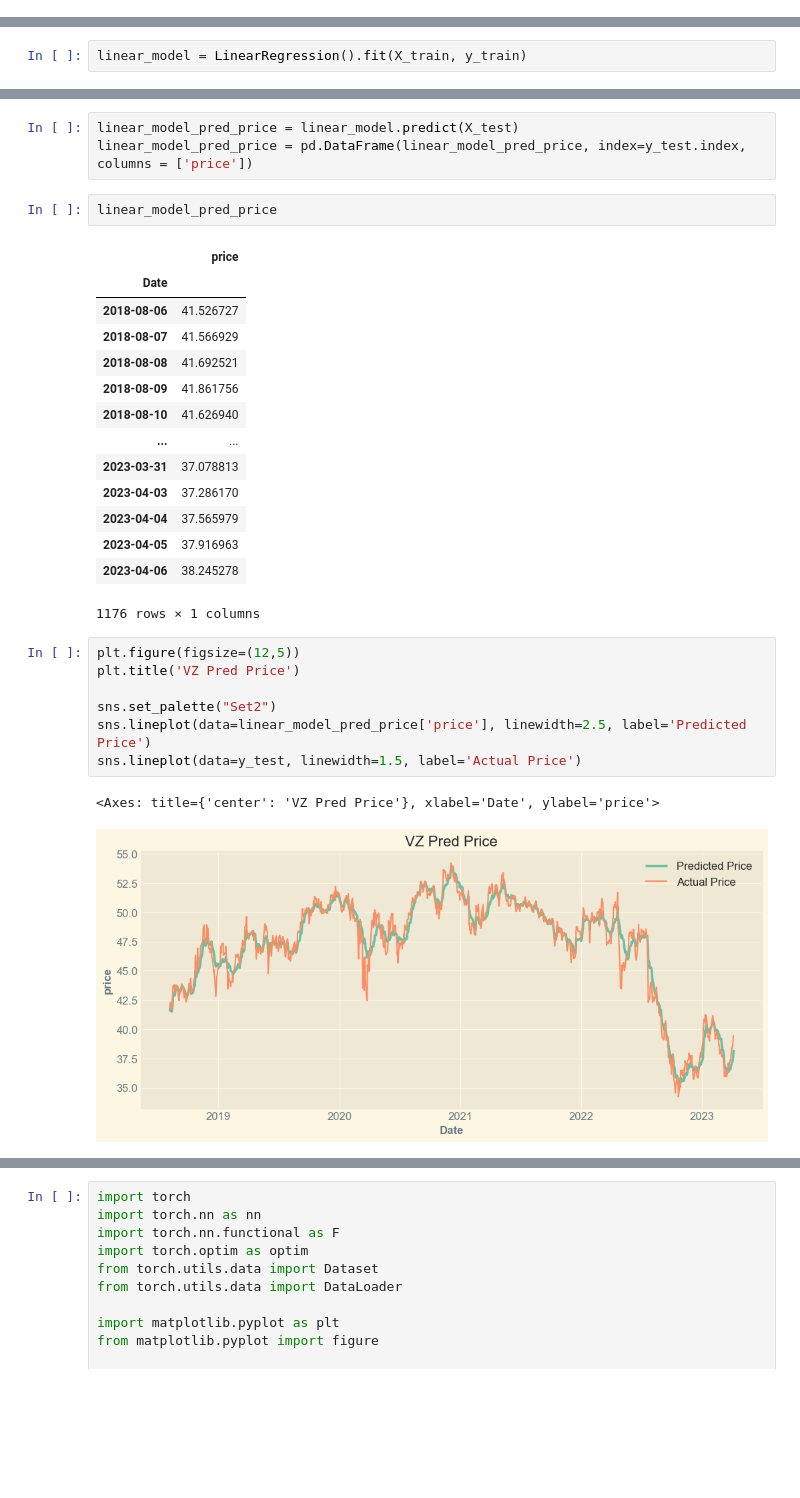
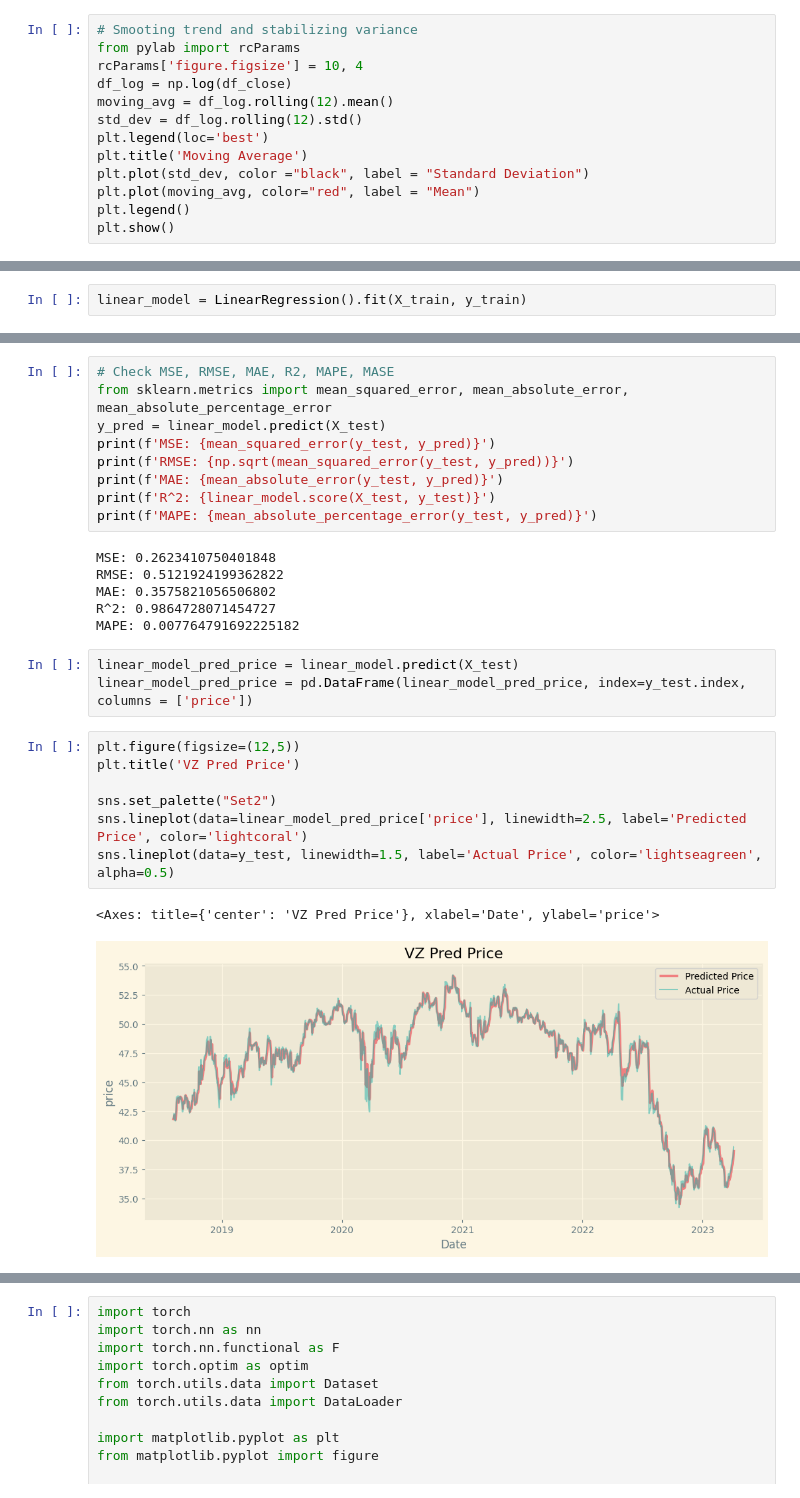
Before and after one commit to Folongton/Stock-Analysis, a Jupyter notebook: P1-Indicators-Chart-Analysis/P2-Modeling-Feature_Ingeneering.ipynb, the cells around one changed output, grey strips where cells are left out. Saved outputs shown, nothing was run; the diff lists cells and outputs as text; blank space fills up the shorter version.

Commit message:
ARIMA development data prep

```diff
--- a/P1-Indicators-Chart-Analysis/P2-Modeling-Feature_Ingeneering.ipynb
+++ b/P1-Indicators-Chart-Analysis/P2-Modeling-Feature_Ingeneering.ipynb
@@ -90,0 +177,13 @@ autocorrelation_plot(df['Close'])
+# %%
+# Smooting trend and stabilizing variance
+from pylab import rcParams
+rcParams['figure.figsize'] = 10, 4
+df_log = np.log(df_close)
+moving_avg = df_log.rolling(12).mean()
+std_dev = df_log.rolling(12).std()
+plt.legend(loc='best')
+plt.title('Moving Average')
+plt.plot(std_dev, color ="black", label = "Standard Deviation")
+plt.plot(moving_avg, color="red", label = "Mean")
+plt.legend()
+plt.show()
@@ -316,31 +433,29 @@ R^2: 0.9662891774310134
+# %%
+# Check MSE, RMSE, MAE, R2, MAPE, MASE
+from sklearn.metrics import mean_squared_error, mean_absolute_error, mean_absolute_percentage_error
+y_pred = linear_model.predict(X_test)
+print(f'MSE: {mean_squared_error(y_test, y_pred)}')
+print(f'RMSE: {np.sqrt(mean_squared_error(y_test, y_pred))}')
+print(f'MAE: {mean_absolute_error(y_test, y_pred)}')
+print(f'R^2: {linear_model.score(X_test, y_test)}')
+print(f'MAPE: {mean_absolute_percentage_error(y_test, y_pred)}')
+# %% [output]
+MSE: 0.2623410750401848
+RMSE: 0.5121924199362822
+MAE: 0.3575821056506802
+R^2: 0.9864728071454727
+MAPE: 0.007764791692225182
 # %%
 linear_model_pred_price = linear_model.predict(X_test)
 linear_model_pred_price = pd.DataFrame(linear_model_pred_price, index=y_test.index, columns = ['price'])
-# %%
-linear_model_pred_price
-# %% [output]
-|  | price |
-| Date |  |
-| 2018-08-06 | 41.526727 |
-| 2018-08-07 | 41.566929 |
-| 2018-08-08 | 41.692521 |
-| 2018-08-09 | 41.861756 |
-| 2018-08-10 | 41.626940 |
-| ... | ... |
-| 2023-03-31 | 37.078813 |
-| 2023-04-03 | 37.286170 |
-| 2023-04-04 | 37.565979 |
-| 2023-04-05 | 37.916963 |
-| 2023-04-06 | 38.245278 |
-1176 rows × 1 columns
 # %%
 plt.figure(figsize=(12,5))
 plt.title('VZ Pred Price')
 
 sns.set_palette("Set2")
-sns.lineplot(data=linear_model_pred_price['price'], linewidth=2.5, label='Predicted Price')
-sns.lineplot(data=y_test, linewidth=1.5, label='Actual Price')
+sns.lineplot(data=linear_model_pred_price['price'], linewidth=2.5, label='Predicted Price', color='lightcoral')
+sns.lineplot(data=y_test, linewidth=1.5, label='Actual Price', color='lightseagreen', alpha=0.5)
 # %% [output]
 <Axes: title={'center': 'VZ Pred Price'}, xlabel='Date', ylabel='price'>
-[figure, old version]
+[figure, new version]
 # %% [markdown]
```
Also changed, not shown: parts of 36 cells of this notebook.
